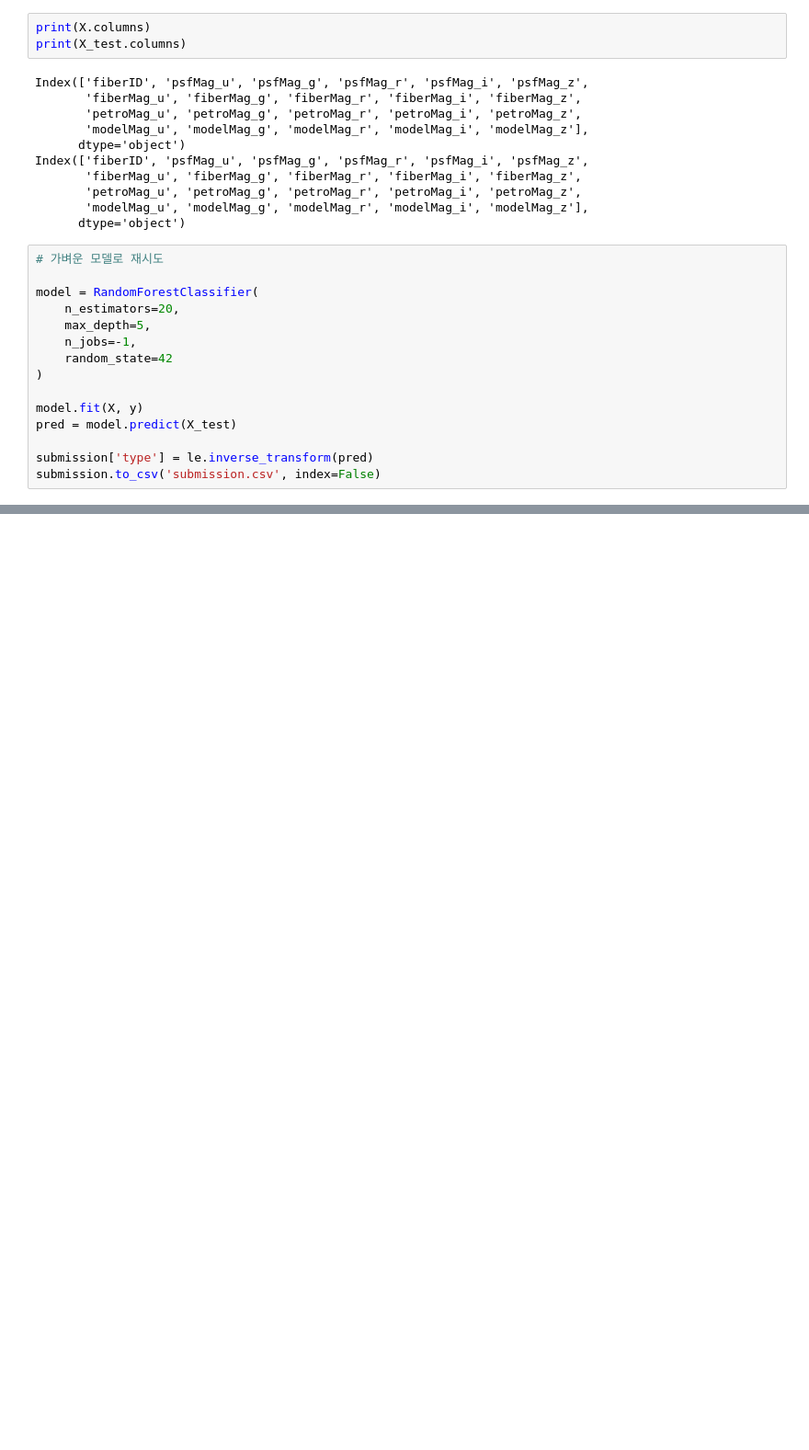
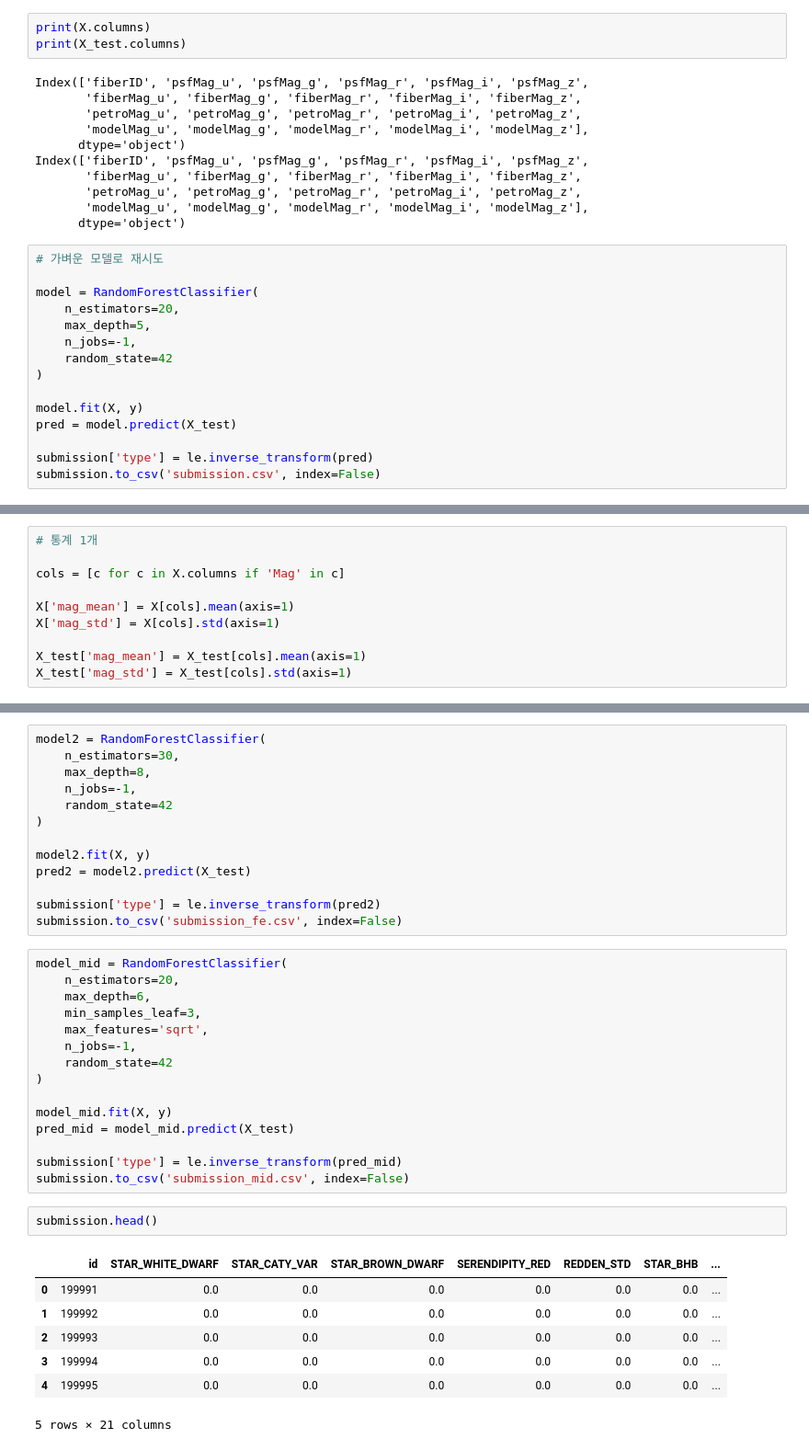
Before and after one commit to peperjet/bc-ml, a Jupyter notebook: dacon/dacon_260331.ipynb, the cells around one changed output, grey strips where cells are left out. Shown at 92% size. Drawn from its saved outputs; the diff is of its cells as text; blank space fills up the shorter version.

```diff
--- a/dacon/dacon_260331.ipynb
+++ b/dacon/dacon_260331.ipynb
@@ -292,0 +278,10 @@ submission.to_csv('submission.csv', index=False)
+# %%
+# 통계 1개
+
+cols = [c for c in X.columns if 'Mag' in c]
+
+X['mag_mean'] = X[cols].mean(axis=1)
+X['mag_std'] = X[cols].std(axis=1)
+
+X_test['mag_mean'] = X_test[cols].mean(axis=1)
+X_test['mag_std'] = X_test[cols].std(axis=1)
@@ -292,0 +322,38 @@ submission.to_csv('submission.csv', index=False)
+# %%
+model2 = RandomForestClassifier(
+    n_estimators=30,
+    max_depth=8,
+    n_jobs=-1,
+    random_state=42
+)
+
+model2.fit(X, y)
+pred2 = model2.predict(X_test)
+
+submission['type'] = le.inverse_transform(pred2)
+submission.to_csv('submission_fe.csv', index=False)
+# %%
+model_mid = RandomForestClassifier(
+    n_estimators=20,
+    max_depth=6,
+    min_samples_leaf=3,
+    max_features='sqrt',
+    n_jobs=-1,
+    random_state=42
+)
+
+model_mid.fit(X, y)
+pred_mid = model_mid.predict(X_test)
+
+submission['type'] = le.inverse_transform(pred_mid)
+submission.to_csv('submission_mid.csv', index=False)
+# %%
+submission.head()
+# %% [output]
+|  | id | STAR_WHITE_DWARF | STAR_CATY_VAR | STAR_BROWN_DWARF | SERENDIPITY_RED | REDDEN_STD | STAR_BHB | ... |
+| 0 | 199991 | 0.0 | 0.0 | 0.0 | 0.0 | 0.0 | 0.0 | ... |
+| 1 | 199992 | 0.0 | 0.0 | 0.0 | 0.0 | 0.0 | 0.0 | ... |
+| 2 | 199993 | 0.0 | 0.0 | 0.0 | 0.0 | 0.0 | 0.0 | ... |
+| 3 | 199994 | 0.0 | 0.0 | 0.0 | 0.0 | 0.0 | 0.0 | ... |
+| 4 | 199995 | 0.0 | 0.0 | 0.0 | 0.0 | 0.0 | 0.0 | ... |
+5 rows × 21 columns
```
Also changed, not shown: parts of 27 cells of this notebook.
